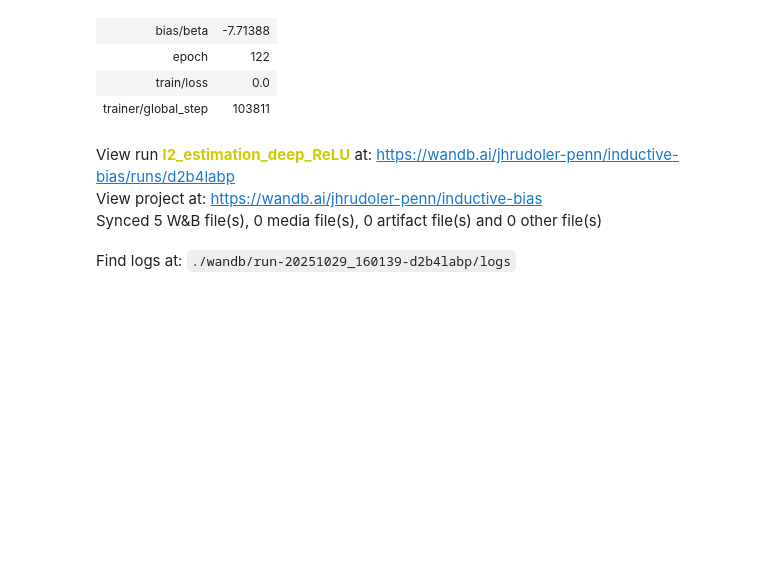
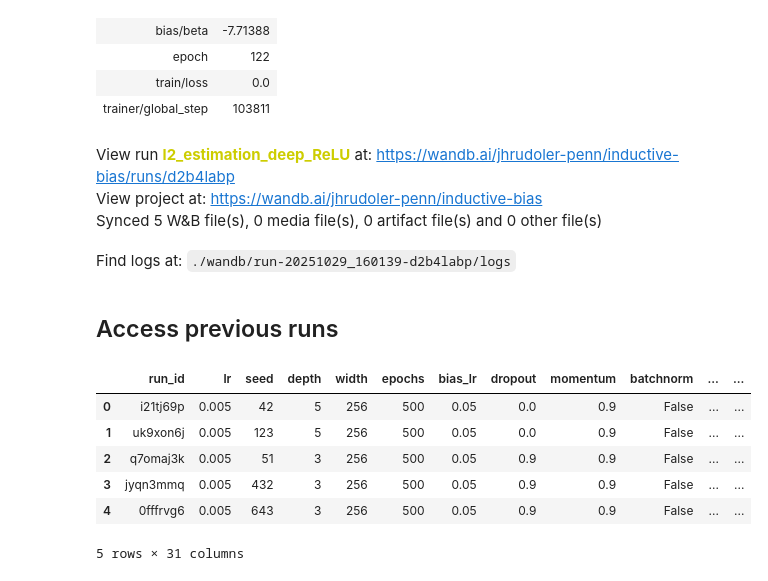
Before and after one commit to jrudoler/estimating-implicit-regularization, a Jupyter notebook: notebooks/l2_estimation_deep_ReLU.ipynb, the cells around one changed output. Drawn from its saved outputs; the diff is of its cells as text; code cells hidden in the pictures; blank space fills up the shorter version.

```diff
--- a/notebooks/l2_estimation_deep_ReLU.ipynb
+++ b/notebooks/l2_estimation_deep_ReLU.ipynb
@@ -345,6 +237,8 @@ View run l2_estimation_deep_ReLU at: https://wandb.ai/jhrudoler-penn/inductive-b
 View project at: https://wandb.ai/jhrudoler-penn/inductive-bias
 Synced 5 W&B file(s), 0 media file(s), 0 artifact file(s) and 0 other file(s)
 Find logs at: ./wandb/run-20251029_160139-d2b4labp/logs
+# %% [markdown]
+## Access previous runs
 # %%
 import wandb, torch
 from lightning import LightningModule
@@ -400,3 +294,26 @@ def fit_bias_for_run(run):
     dm.setup("fit")
     trainer.fit(estimator, datamodule=dm)
     return bias_model.get_bias_params()
+# %%
+# get df of run configs and metrics
+import pandas as pd
+from core.estimators import BiasWithCrossEntropy
+
+rows = []
+for run in runs:
+    # get run config
+    config = run.config
+    # get run metrics
+    metrics = run.summary
+    # append to rows
+    rows.append({"run_id": run.id, **config, **metrics})
+df_summary = pd.DataFrame(rows)
+df_summary.head()
+# %% [output]
+|  | run_id | lr | seed | depth | width | epochs | bias_lr | dropout | momentum | batchnorm | ... | ... |
+| 0 | i21tj69p | 0.005 | 42 | 5 | 256 | 500 | 0.05 | 0.0 | 0.9 | False | ... | ... |
+| 1 | uk9xon6j | 0.005 | 123 | 5 | 256 | 500 | 0.05 | 0.0 | 0.9 | False | ... | ... |
+| 2 | q7omaj3k | 0.005 | 51 | 3 | 256 | 500 | 0.05 | 0.9 | 0.9 | False | ... | ... |
+| 3 | jyqn3mmq | 0.005 | 432 | 3 | 256 | 500 | 0.05 | 0.9 | 0.9 | False | ... | ... |
+| 4 | 0fffrvg6 | 0.005 | 643 | 3 | 256 | 500 | 0.05 | 0.9 | 0.9 | False | ... | ... |
+5 rows × 31 columns
```
Also changed, not shown: parts of 8 cells of this notebook, 5 other files.
